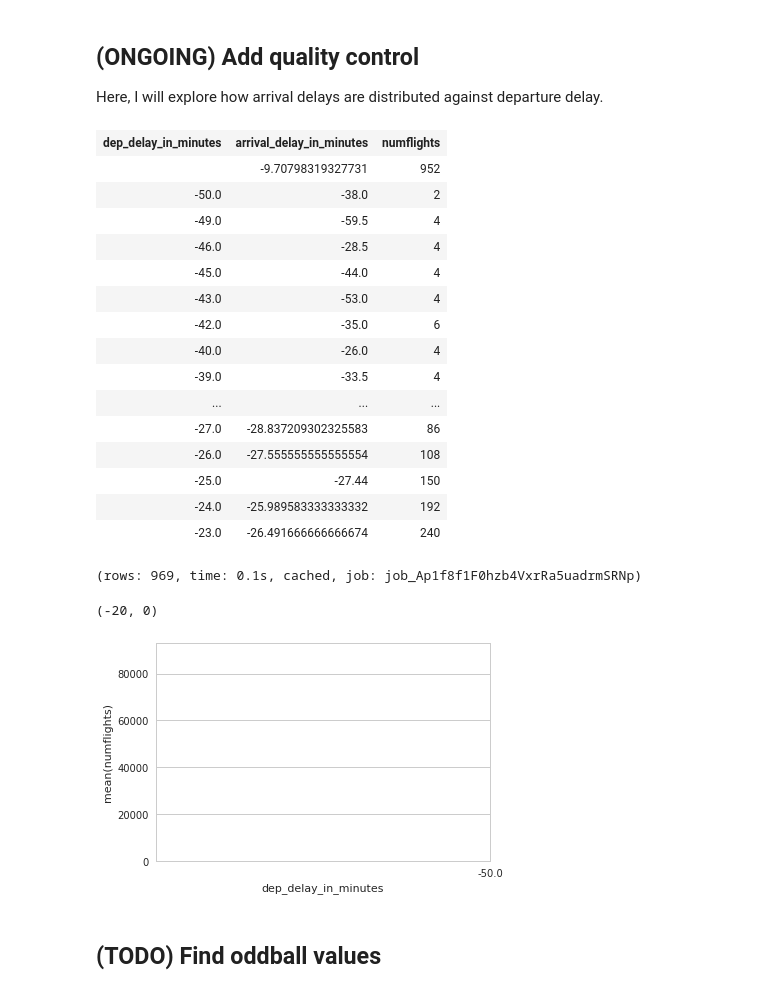
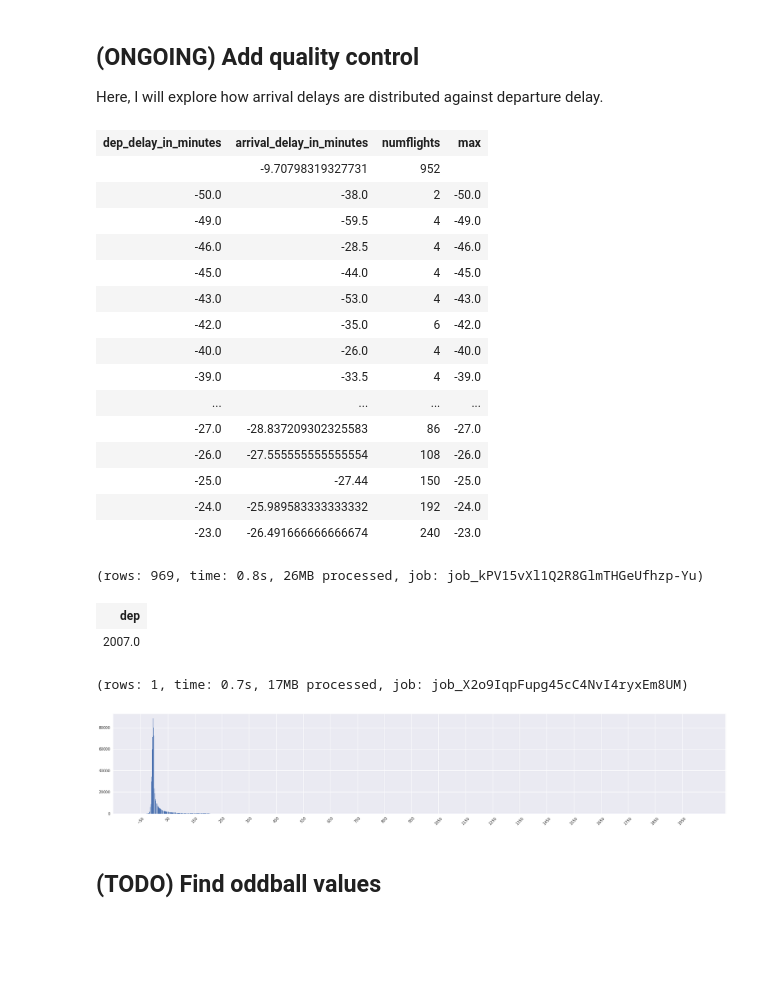
Before and after one commit to yuwtennis/google-data-engineer, a Jupyter notebook: Ch05/getting_started_with_eda.ipynb, the cells around one changed output. Drawn from its saved outputs; the diff is of its cells as text; code cells hidden in the pictures; blank space fills up the shorter version.

```diff
--- a/Ch05/getting_started_with_eda.ipynb
+++ b/Ch05/getting_started_with_eda.ipynb
@@ -105,46 +106,71 @@ Here, I will explore how arrival delays are distributed against departure delay.
 SELECT
   DEP_DELAY as dep_delay_in_minutes,
   AVG(ARR_DELAY) AS arrival_delay_in_minutes,
-  COUNT(ARR_DELAY) AS numflights
+  COUNT(ARR_DELAY) AS numflights,
 FROM flights.simevents
 GROUP BY DEP_DELAY
 ORDER BY DEP_DELAY
 # %% [output]
-| dep_delay_in_minutes | arrival_delay_in_minutes | numflights |
-|  | -9.70798319327731 | 952 |
-| -50.0 | -38.0 | 2 |
-| -49.0 | -59.5 | 4 |
-| -46.0 | -28.5 | 4 |
-| -45.0 | -44.0 | 4 |
-| -43.0 | -53.0 | 4 |
-| -42.0 | -35.0 | 6 |
-| -40.0 | -26.0 | 4 |
-| -39.0 | -33.5 | 4 |
-| ... | ... | ... |
-| -27.0 | -28.837209302325583 | 86 |
-| -26.0 | -27.555555555555554 | 108 |
-| -25.0 | -27.44 | 150 |
-| -24.0 | -25.989583333333332 | 192 |
-| -23.0 | -26.491666666666674 | 240 |
+| dep_delay_in_minutes | arrival_delay_in_minutes | numflights | max |
+|  | -9.70798319327731 | 952 |  |
+| -50.0 | -38.0 | 2 | -50.0 |
+| -49.0 | -59.5 | 4 | -49.0 |
+| -46.0 | -28.5 | 4 | -46.0 |
+| -45.0 | -44.0 | 4 | -45.0 |
+| -43.0 | -53.0 | 4 | -43.0 |
+| -42.0 | -35.0 | 6 | -42.0 |
+| -40.0 | -26.0 | 4 | -40.0 |
+| -39.0 | -33.5 | 4 | -39.0 |
+| ... | ... | ... | ... |
+| -27.0 | -28.837209302325583 | 86 | -27.0 |
+| -26.0 | -27.555555555555554 | 108 | -26.0 |
+| -25.0 | -27.44 | 150 | -25.0 |
+| -24.0 | -25.989583333333332 | 192 | -24.0 |
+| -23.0 | -26.491666666666674 | 240 | -23.0 |
-(rows: 969, time: 0.1s, cached, job: job_Ap1f8f1F0hzb4VxrRa5uadrmSRNp)
+(rows: 969, time: 0.8s, 26MB processed, job: job_kPV15vXl1Q2R8GlmTHGeUfhzp-Yu)
+# %%
+%bigquery execute -d standard
+SELECT
+  MAX(DEP_DELAY) AS dep,
+FROM flights.simevents
+# %% [output]
+| dep |
+| 2007.0 |
+(rows: 1, time: 0.7s, 17MB processed, job: job_X2o9IqpFupg45cC4NvI4ryxEm8UM)
 # %%
 sql="""
 SELECT
   DEP_DELAY as dep_delay_in_minutes,
   AVG(ARR_DELAY) AS arrival_delay_in_minutes,
   COUNT(ARR_DELAY) AS numflights
 FROM flights.simevents
+WHERE DEP_DELAY IS NOT NULL
 GROUP BY DEP_DELAY
 ORDER BY DEP_DELAY
 """
 
 df = bq.Query(sql).execute().result().to_dataframe()
 
-ax = sb.barplot(data=df, x='dep_delay_in_minutes', y='numflights')
-ax.set_xlim(-20,0)
+# By bar in pyplot
+plt.figure(figsize=(30.0,5.0))
+plt.bar(df['dep_delay_in_minutes'], df['numflights'])
+plt.xticks(np.arange(-50, 2000, step=100),rotation=45)
+
+# Seaborn barplot
+#ax = sb.barplot(data=df, x='dep_delay_in_minutes', y='numflights', order=df['dep_delay_in_minutes'])
+#ax.set_xlim(0.0, )
+#ax.figure.set_figwidth(30)
+
+# Set properties
+#labels = ax.get_xticklabels()
+#plt.setp(labels,rotation=45)
+
+# Adjust xtick frequency
+#plt.xticks(np.arange(df['dep_delay_in_minutes'].min(), df['dep_delay_in_minutes'].max()+1, 50.0))
+
+plt.show()
 # %% [output]
-(-20, 0)
-[figure, old version]
+[figure, new version]
 # %% [markdown]
 ## (TODO) Find oddball values
 # %% [markdown]
```
Also changed, not shown: parts of 3 cells of this notebook.
